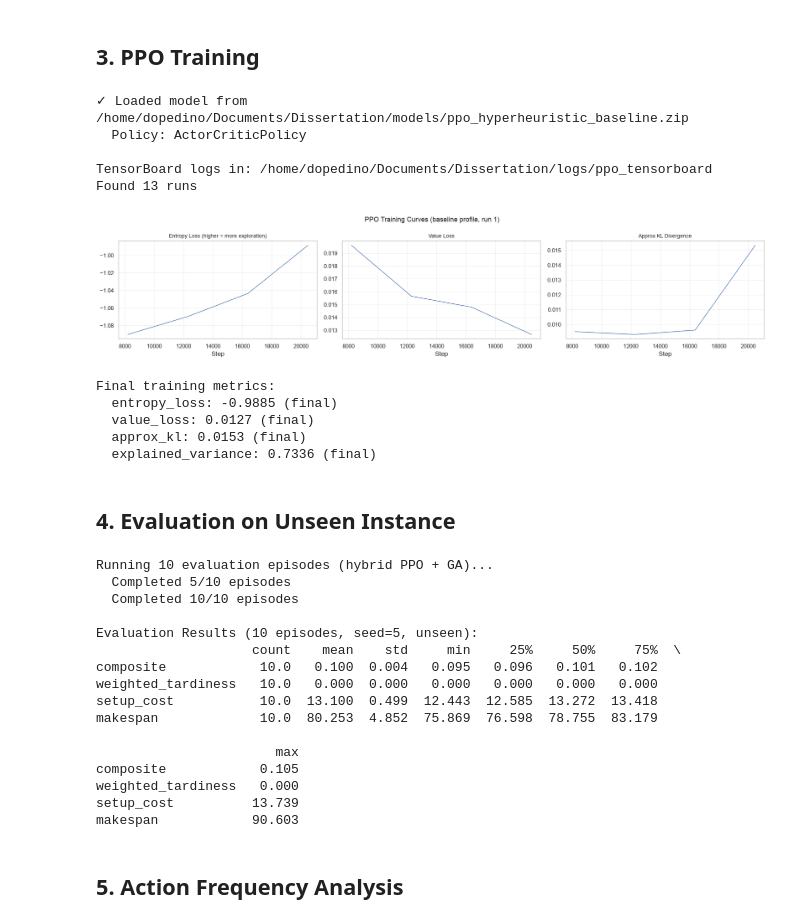
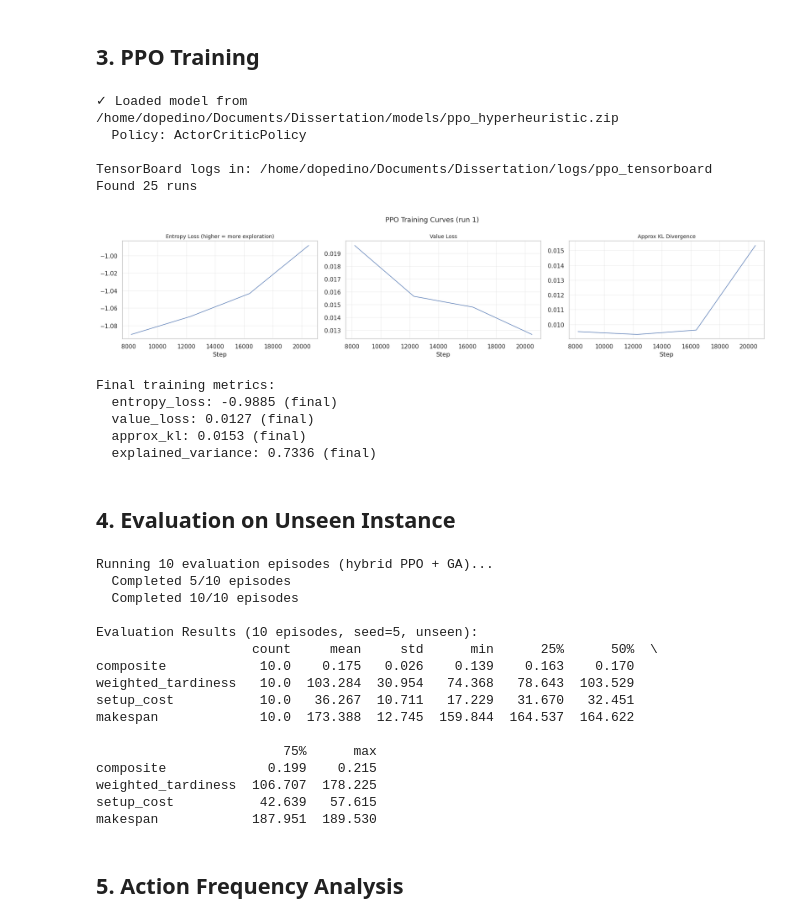
Before and after one commit to Gogula11/Dissertation, a Jupyter notebook: notebooks/04_drl_training.ipynb, the cells around one changed output. Cells and saved outputs as stored; diff of their text form; code cells hidden in the pictures.

```diff
--- a/notebooks/04_drl_training.ipynb
+++ b/notebooks/04_drl_training.ipynb
@@ -100,7 +100,7 @@ Will train PPO on first instance for initial exploration
 ## 3. PPO Training
 # %%
 # Load trained model (from CX53 cloud run, 100k timesteps, all configs)
-model_path = os.path.join(root, "models", "ppo_hyperheuristic_baseline.zip")
+model_path = os.path.join(root, "models", "ppo_hyperheuristic.zip")
 model = PPO.load(model_path, device="cpu")
 from tensorboard.backend.event_processing.event_accumulator import EventAccumulator
 print(f"✓ Loaded model from {model_path}")
@@ -119,37 +119,37 @@ ea.Reload()
 tags = ea.Tags()["scalars"]
 
 # Plot training curves
 fig, axes = plt.subplots(1, 3, figsize=(18, 4))
 for ax, tag, title in zip(axes,
     ["train/entropy_loss", "train/value_loss", "train/approx_kl"],
     ["Entropy Loss (higher = more exploration)", "Value Loss", "Approx KL Divergence"]):
     if tag in tags:
         events = ea.Scalars(tag)
         steps = [e.step for e in events]
         values = [e.value for e in events]
         ax.plot(steps, values, linewidth=1)
         ax.set_title(title, fontsize=10)
         ax.set_xlabel("Step")
         ax.grid(True, alpha=0.3)
 
-fig.suptitle("PPO Training Curves (baseline profile, run 1)", fontsize=13)
+fig.suptitle("PPO Training Curves (run 1)", fontsize=13)
 plt.tight_layout()
 plt.savefig(os.path.join(root, "figures/04_ppo_curves.png"), dpi=150, bbox_inches="tight")
 plt.show()
 
 # Print final metrics
 print("\nFinal training metrics:")
 for tag in ["train/entropy_loss", "train/value_loss", "train/approx_kl", "train/explained_variance"]:
     if tag in tags:
         events = ea.Scalars(tag)
         print(f"  {tag.split('/')[1]}: {events[-1].value:.4f} (final)")
 # %% [output]
-✓ Loaded model from /home/dopedino/Documents/Dissertation/models/ppo_hyperheuristic_baseline.zip
+✓ Loaded model from /home/dopedino/Documents/Dissertation/models/ppo_hyperheuristic.zip
   Policy: ActorCriticPolicy
 
 TensorBoard logs in: /home/dopedino/Documents/Dissertation/logs/ppo_tensorboard
-Found 13 runs
+Found 25 runs
-[figure, old version]
+[figure, new version]
 Final training metrics:
   entropy_loss: -0.9885 (final)
   value_loss: 0.0127 (final)
@@ -188,17 +188,17 @@ Running 10 evaluation episodes (hybrid PPO + GA)...
   Completed 10/10 episodes
 
 Evaluation Results (10 episodes, seed=5, unseen):
-                    count    mean    std     min     25%     50%     75%  \
-composite            10.0   0.100  0.004   0.095   0.096   0.101   0.102
-weighted_tardiness   10.0   0.000  0.000   0.000   0.000   0.000   0.000
-setup_cost           10.0  13.100  0.499  12.443  12.585  13.272  13.418
-makespan             10.0  80.253  4.852  75.869  76.598  78.755  83.179
+                    count     mean     std      min      25%      50%  \
+composite            10.0    0.175   0.026    0.139    0.163    0.170
+weighted_tardiness   10.0  103.284  30.954   74.368   78.643  103.529
+setup_cost           10.0   36.267  10.711   17.229   31.670   32.451
+makespan             10.0  173.388  12.745  159.844  164.537  164.622
 
-                       max
-composite            0.105
-weighted_tardiness   0.000
-setup_cost          13.739
-makespan            90.603
+                        75%      max
+composite             0.199    0.215
+weighted_tardiness  106.707  178.225
+setup_cost           42.639   57.615
+makespan            187.951  189.530
 # %% [markdown]
 ## 5. Action Frequency Analysis
 # %%
```
Also changed, not shown: parts of 5 cells of this notebook, 19 other files.
